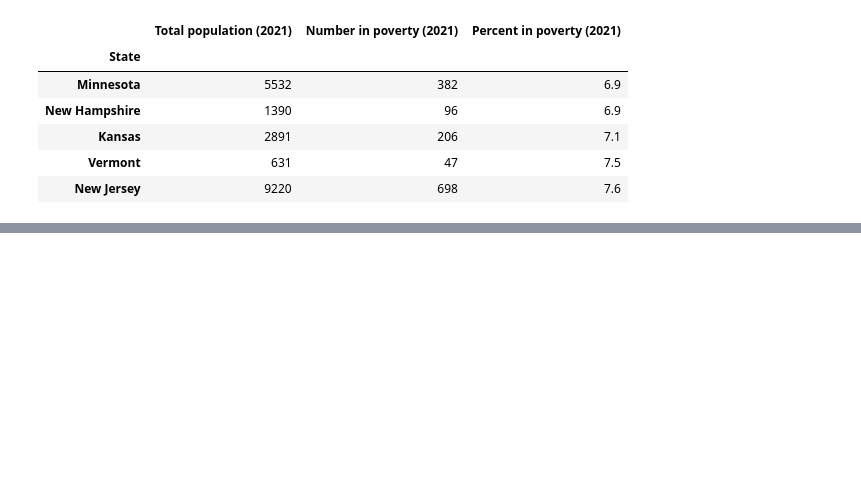
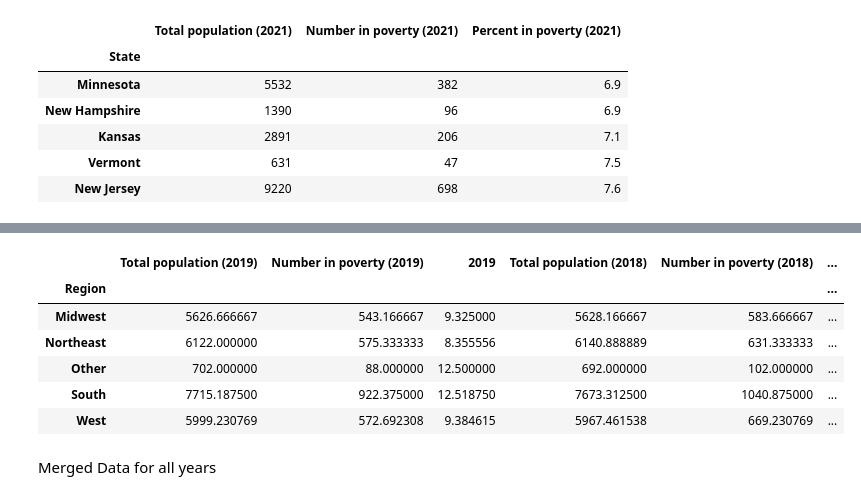
Before and after one commit to RyanWeigel32/Class_Project_Final, a Jupyter notebook: Project_One_Final.ipynb, the cells around one changed output, grey strips where cells are left out. Cells and saved outputs as stored; diff of their text form; code cells hidden in the pictures; blank space fills up the shorter version.

```diff
--- a/Project_One_Final.ipynb
+++ b/Project_One_Final.ipynb
@@ -1351,0 +1704,11 @@ print(df_2018.head().to_string())
+# %%
+# Clean the data & data type conversion
+df_2015['Total population'] = df_2015['Total population'].replace(',', '', regex=True).astype(float).astype(int)
+df_2015['Number in poverty'] = df_2015['Number in poverty'].replace(',', '', regex=True).astype(float).astype(int)
+df_2015['Percent in poverty'] = df_2015['Percent in poverty'].astype(float)
+
+# Set the index
+df_2015.set_index('State', inplace=True)
+
+# Display the first few rows of the cleaned dataset
+print(df_2015.head().to_string())
@@ -1351,0 +1723,10 @@ print(df_2018.head().to_string())
+# %%
+#Add year to all colums rename Percent in Poverty to '2015'
+df_rename_2015 = df_2015.rename(columns={
+    'Total population': 'Total population (2015)',
+    'Number in poverty': 'Number in poverty (2015)',
+    'Percent in poverty': '2015'
+})
+
+
+df_rename_2015.head()
@@ -1351,0 +1741,7 @@ print(df_2018.head().to_string())
+# %%
+#Add a new "Region" column to your DataFrame
+df_rename_2015['Region'] = df_2015.index.map(get_region)
+# %%
+#Now you can group the data by region:
+grouped_by_region_2015 = df_rename_2015.groupby(['Region', 'State']).mean()
+grouped_by_region_2015.head()
@@ -1351,0 +1791,15 @@ print(df_2018.head().to_string())
+# %%
+#Combine years
+
+Regions_grouped = Regions_adding_2015.groupby('Region').mean()
+Regions_grouped
+# %% [output]
+|  | Total population (2019) | Number in poverty (2019) | 2019 | Total population (2018) | Number in poverty (2018) | ... |
+| Region |  |  |  |  |  | ... |
+| Midwest | 5626.666667 | 543.166667 | 9.325000 | 5628.166667 | 583.666667 | ... |
+| Northeast | 6122.000000 | 575.333333 | 8.355556 | 6140.888889 | 631.333333 | ... |
+| Other | 702.000000 | 88.000000 | 12.500000 | 692.000000 | 102.000000 | ... |
+| South | 7715.187500 | 922.375000 | 12.518750 | 7673.312500 | 1040.875000 | ... |
+| West | 5999.230769 | 572.692308 | 9.384615 | 5967.461538 | 669.230769 | ... |
+# %% [markdown]
+Merged Data for all years
```
Also changed, not shown: parts of 73 cells of this notebook.
